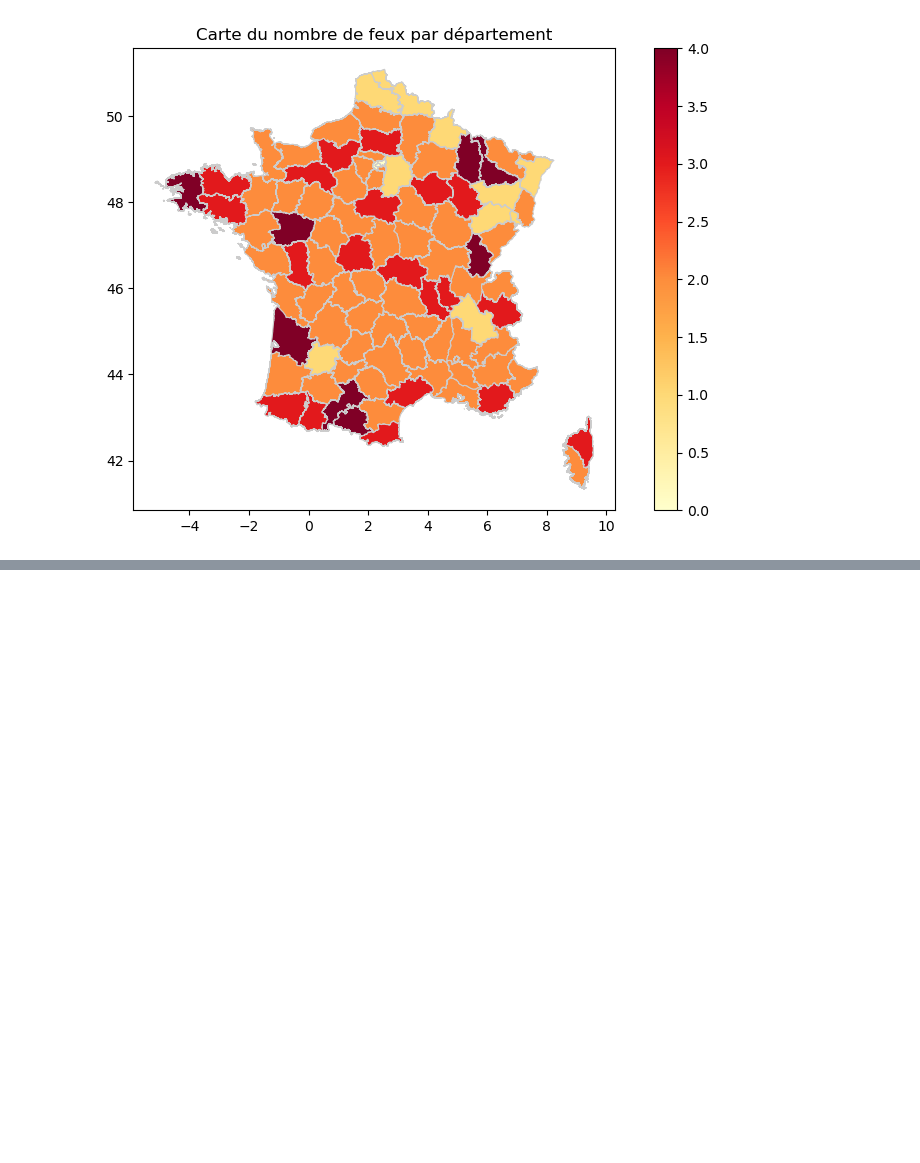
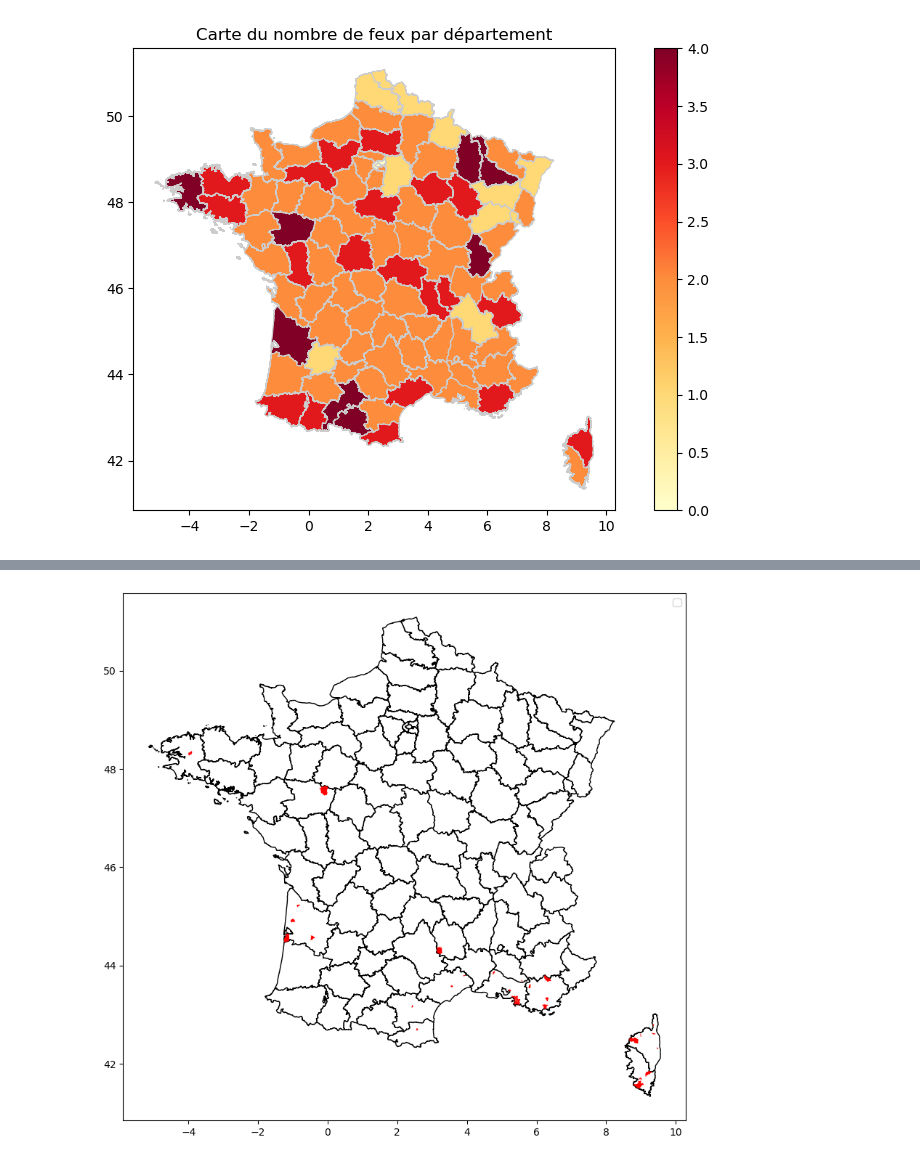
Before and after one commit to jjulietteschneider/Analyse-du-risque-des-feux-de-for-t, a Jupyter notebook: test_margaux.ipynb, the cells around one changed output, grey strips where cells are left out. Cells and saved outputs as stored; diff of their text form; code cells hidden in the pictures; blank space fills up the shorter version.

```diff
--- a/test_margaux.ipynb
+++ b/test_margaux.ipynb
@@ -337,0 +329,7 @@ Name: nouveau_ratio, Length: 96, dtype: float64
+# %%
+shp_communes = shp_communes.reset_index()
+# %%
+df_hors_norme = df_hors_norme.sort_values(by='Surface parcourue (m2)', ascending=False)
+df_hors_norme = df_hors_norme.drop_duplicates(subset='Code INSEE', keep='first')
+# %%
+df_hors_norme = df_hors_norme.set_index('Code INSEE')
@@ -337,0 +344,7 @@ Name: nouveau_ratio, Length: 96, dtype: float64
+# %%
+for i in range(0, 42):
+    com = shp_communes.loc[i, 'INSEE_COM']
+    print(com)
+    taille = df_hors_norme.loc[com, 'Surface parcourue (m2)']
+    print("la taille de l'incendie etait de", taille)
+    shp_communes.loc[i, 'taille incendie']=taille
@@ -337,0 +378,14 @@ Name: nouveau_ratio, Length: 96, dtype: float64
+# %%
+# Plot du fond de carte
+ax = france_departments.plot(figsize=(10, 10), edgecolor='black', color='white')
+
+# Plot des marqueurs de taille proportionnelle
+shp_communes.plot(ax=ax, marker='o', color='red', markersize=shp_communes['taille incendie']*10)
+
+# Ajoutez une légende si nécessaire
+ax.legend(["Fond de carte", "Marqueurs d'incendie"])
+
+# Affichez la carte
+plt.show()
+# %% [output]
+[figure, added]
```
Also changed, not shown: parts of 31 cells of this notebook.
